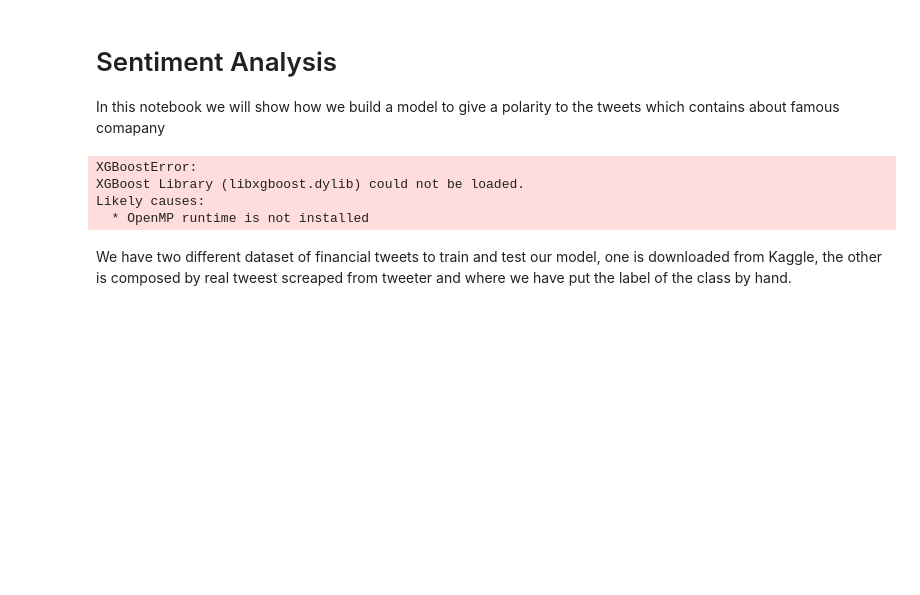
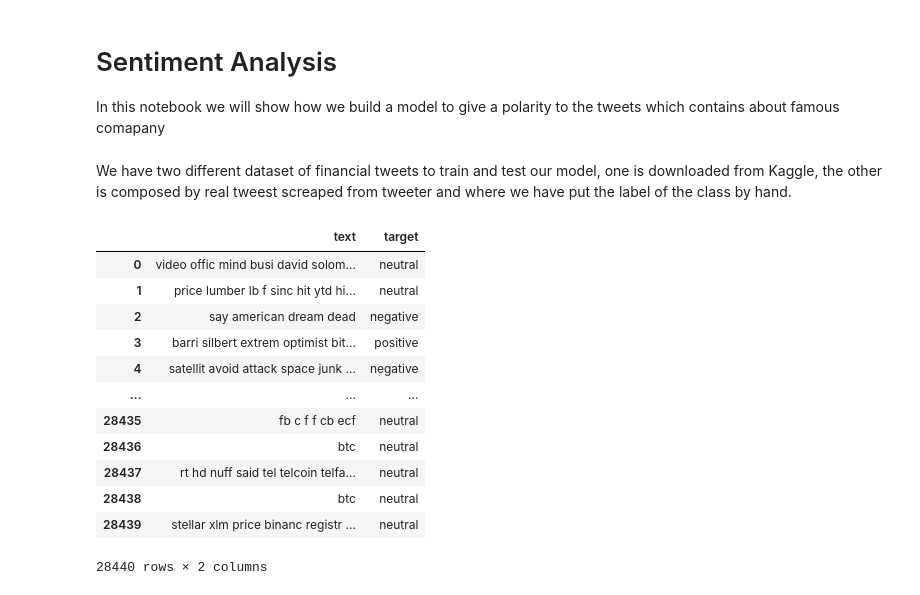
Before and after one commit to balditommaso/StockSentiment, a Jupyter notebook: training/sentiment_analysis.ipynb, the cells around one changed output. Cells and saved outputs as stored; diff of their text form; code cells hidden in the pictures; blank space fills up the shorter version.

Commit message:
Added some labels

```diff
--- a/training/sentiment_analysis.ipynb
+++ b/training/sentiment_analysis.ipynb
@@ -4,6 +4,13 @@
 In this notebook we will show how we build a model to give a polarity to the tweets
 which contains about famous comapany
 # %%
+import os
+import sys
+module_path = os.path.abspath(os.path.join('..'))
+if module_path not in sys.path:
+    sys.path.append(module_path)
+
+import joblib
 from collections import Counter
 import numpy as np
 import pandas as pd
@@ -17,30 +24,42 @@ from sklearn.pipeline import Pipeline
 import re
 from langdetect import detect
 from bs4 import BeautifulSoup
-# %% [output]
-XGBoostError:
-XGBoost Library (libxgboost.dylib) could not be loaded.
-Likely causes:
-  * OpenMP runtime is not installed
 # %% [markdown]
 We have two different dataset of financial tweets to train and test our model, one is downloaded from Kaggle, the other is composed by real tweest screaped from tweeter and where we have put the label of the class by hand.
 # %%
 from preprocessing.textCleaner import select_only_keyword, select_only_english, remove_special_char
 
-kaggle_tweets = pd.read_csv('./data/tweets_with_sentiment.csv')
-kaggle_tweets['text'] = kaggle_tweets['text'].astype(str)
-kaggle_tweets['text'] = kaggle_tweets['text'].str.lower()
-print("Kaggle:\n")
-print(kaggle_tweets)
-real_tweets = pd.read_json('../data/train/tweetsTSLA_with_label.json')
-real_tweets = real_tweets.append(pd.read_json('../data/train/tweetsAMZN_with_label.json'), ignore_index=True)
+
+train_data = pd.read_csv('./data/tweets_with_sentiment.csv')
+train_data['text'] = train_data['text'].astype(str)
+train_data['text'] = train_data['text'].str.lower()
+
+
+real_tweets = pd.read_json('../data/train/tweetsAMZN_with_label.json')
+#real_tweets = real_tweets.append(pd.read_json('../data/train/tweetsAMZN_with_label.json'), ignore_index=True)
 real_tweets.drop(columns=['number_follower', 'number_retweets', 'number_likes', 'number_comments', 'datetime', 'username'], inplace=True)
-real_tweets['text'] = real_tweets['text'].str.lower()
-real_tweets = select_only_keyword(real_tweets, 'tesla', 'tsla')
-real_tweets = select_only_english(real_tweets)
-real_tweets['text'] = real_tweets['text'].apply(remove_special_char)
-print("Real tweets:\n")
-print(real_tweets)
+
+
+train_data['text'] = train_data['text'].str.lower()
+#train_data = select_only_keyword(real_tweets, 'tesla', 'tsla')
+#train_data = select_only_english(real_tweets)
+train_data['text'] = train_data['text'].apply(remove_special_char)
+
+train_data
+# %% [output]
+|  | text | target |
+| 0 | video offic mind busi david solom... | neutral |
+| 1 | price lumber lb f sinc hit ytd hi... | neutral |
+| 2 | say american dream dead | negative |
+| 3 | barri silbert extrem optimist bit... | positive |
+| 4 | satellit avoid attack space junk ... | negative |
+| ... | ... | ... |
+| 28435 | fb c f f cb ecf | neutral |
+| 28436 | btc | neutral |
+| 28437 | rt hd nuff said tel telcoin telfa... | neutral |
+| 28438 | btc | neutral |
+| 28439 | stellar xlm price binanc registr ... | neutral |
+28440 rows × 2 columns
 # %%
 from xgboost import XGBClassifier
 
```
Also changed, not shown: parts of 4 cells of this notebook, 5 other files.
